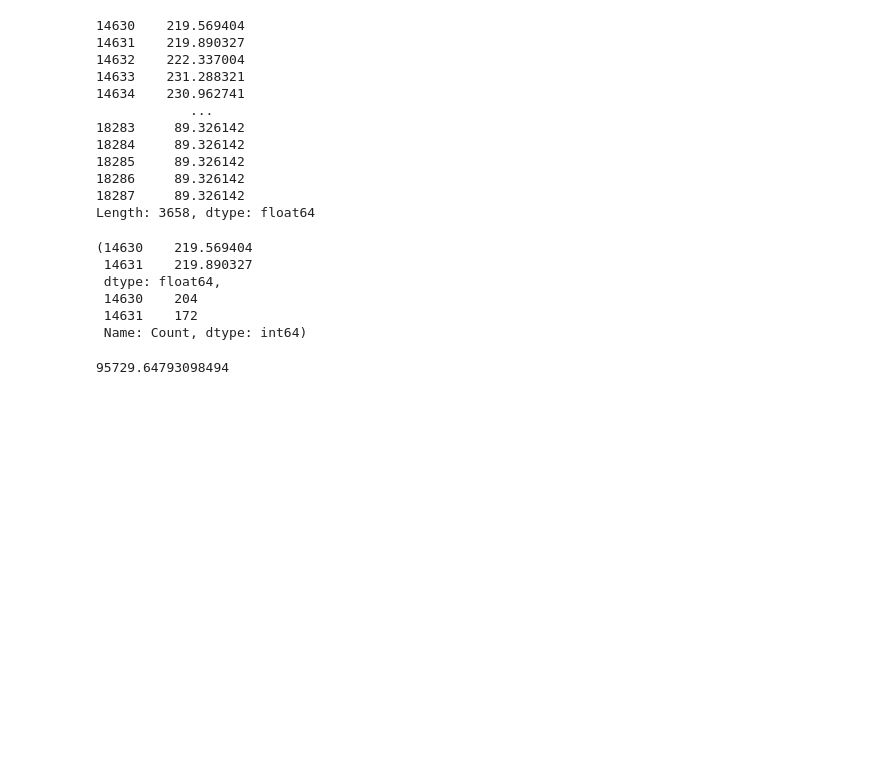
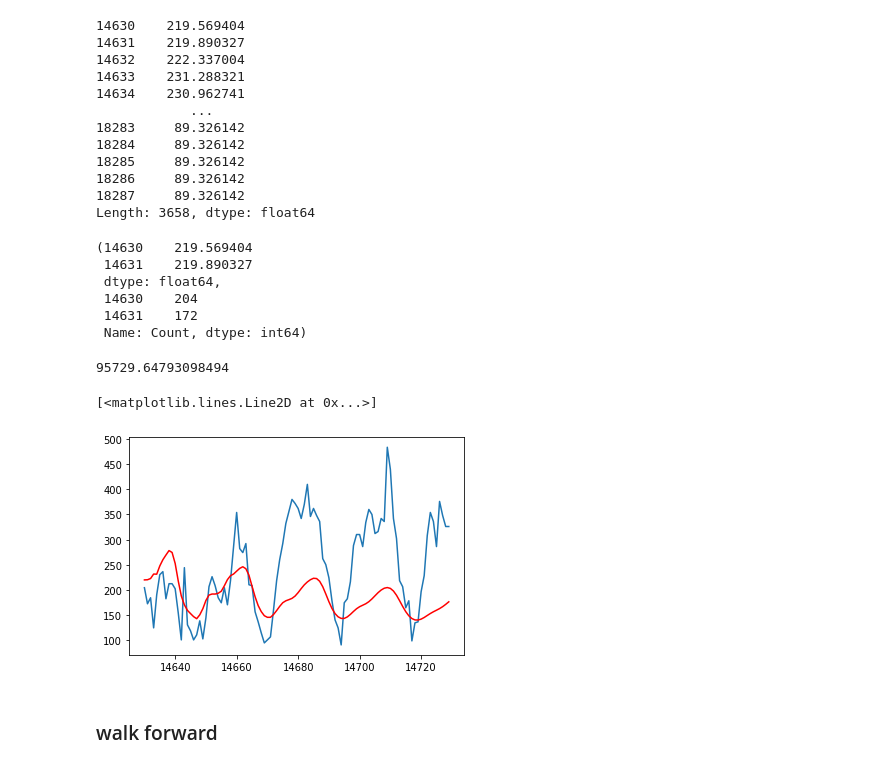
Before and after one commit to ehsansam69/Time-series-analyzing, a Jupyter notebook: 1st.ipynb, the cells around one changed output. Cells and saved outputs as stored; diff of their text form; code cells hidden in the pictures; blank space fills up the shorter version.

```diff
--- a/1st.ipynb
+++ b/1st.ipynb
@@ -201,3 +205,12 @@ mse = mean_squared_error(test, predictions_ar)
 mse
 # %% [output]
 95729.64793098494
+# %%
+plt.plot(test_y[0:100])
+plt.plot(predictions_ar[0:100], color='red')
+#plot of first 100 data compare to real values
+# %% [output]
+[<matplotlib.lines.Line2D at 0x...>]
+[figure, added]
+# %% [markdown]
+### walk forward
```
Also changed, not shown: parts of 22 cells of this notebook.
